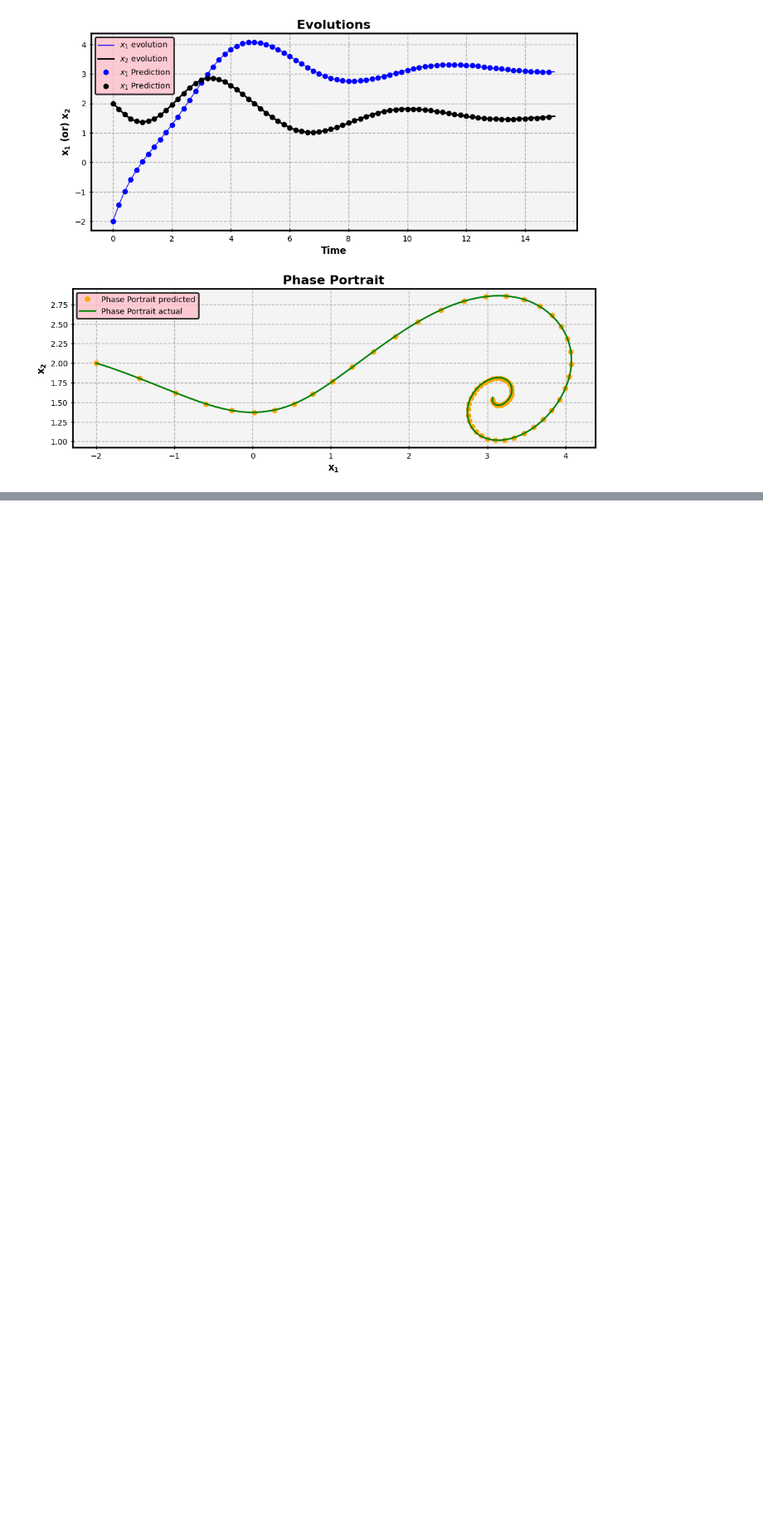
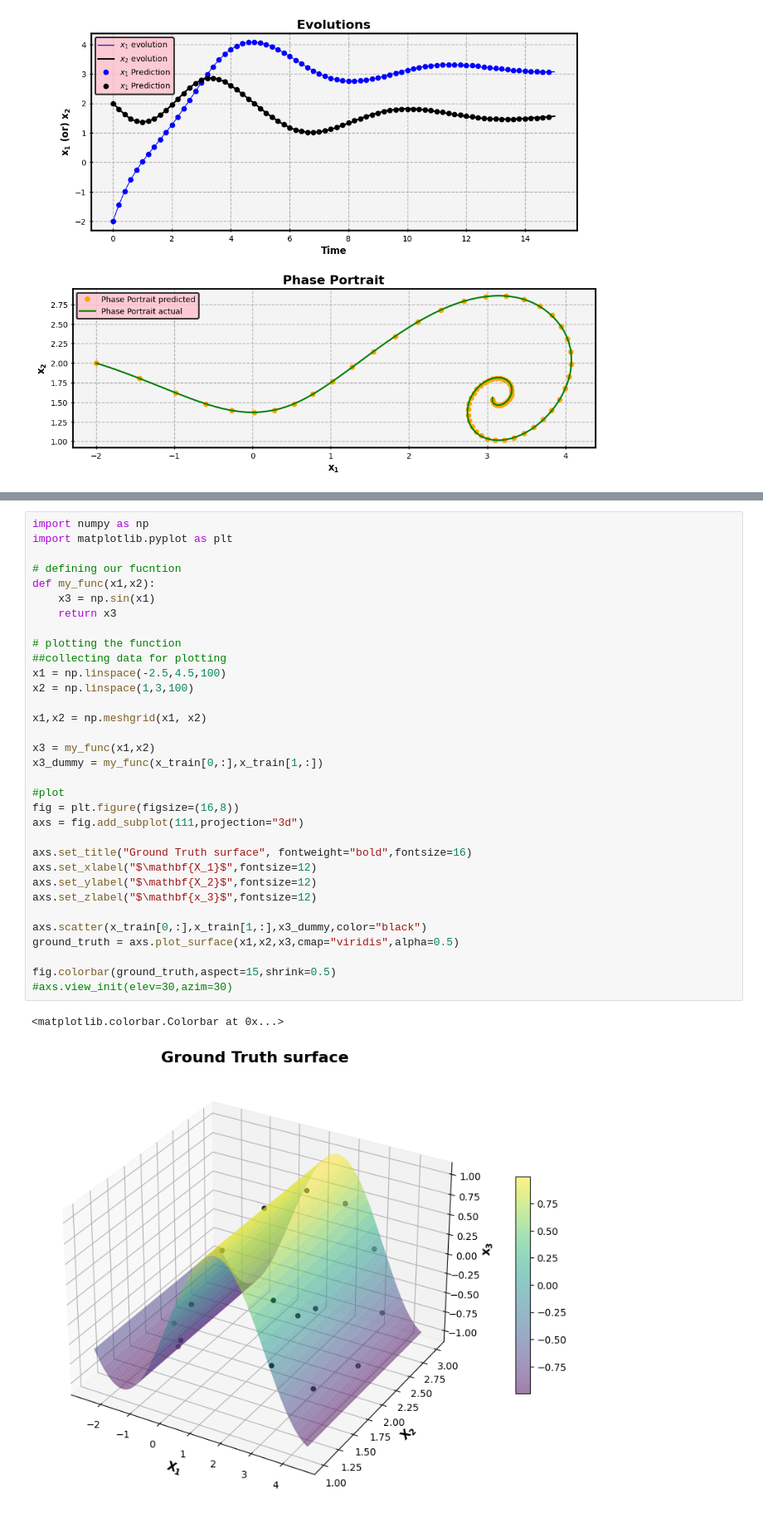
Before and after one commit to deekshithpn/PhD, a Jupyter notebook: GPR/240508_toyProb_2dsystem_notds/240508_2d_toy_discrete_dynamical_system_equi_distant.ipynb, the cells around one changed output, grey strips where cells are left out. Shown at 83% size. Drawn from its saved outputs; the diff is of its cells as text; blank space fills up the shorter version.

```diff
--- a/GPR/240508_toyProb_2dsystem_notds/240508_2d_toy_discrete_dynamical_system_equi_distant.ipynb
+++ b/GPR/240508_toyProb_2dsystem_notds/240508_2d_toy_discrete_dynamical_system_equi_distant.ipynb
@@ -325,0 +452,36 @@ plt.show()
+# %%
+import numpy as np
+import matplotlib.pyplot as plt
+
+# defining our fucntion
+def my_func(x1,x2):
+    x3 = np.sin(x1)
+    return x3
+
+# plotting the function
+##collecting data for plotting
+x1 = np.linspace(-2.5,4.5,100)
+x2 = np.linspace(1,3,100)
+
+x1,x2 = np.meshgrid(x1, x2)
+
+x3 = my_func(x1,x2)
+x3_dummy = my_func(x_train[0,:],x_train[1,:])
+
+#plot
+fig = plt.figure(figsize=(16,8))
+axs = fig.add_subplot(111,projection="3d")
+
+axs.set_title("Ground Truth surface", fontweight="bold",fontsize=16)
+axs.set_xlabel("$\mathbf{X_1}$",fontsize=12)
+axs.set_ylabel("$\mathbf{X_2}$",fontsize=12)
+axs.set_zlabel("$\mathbf{x_3}$",fontsize=12)
+
+axs.scatter(x_train[0,:],x_train[1,:],x3_dummy,color="black")
+ground_truth = axs.plot_surface(x1,x2,x3,cmap="viridis",alpha=0.5)
+
+fig.colorbar(ground_truth,aspect=15,shrink=0.5)
+#axs.view_init(elev=30,azim=30)
+# %% [output]
+<matplotlib.colorbar.Colorbar at 0x...>
+[figure, added]
```
Also changed, not shown: parts of 6 cells of this notebook, 41 other files.
